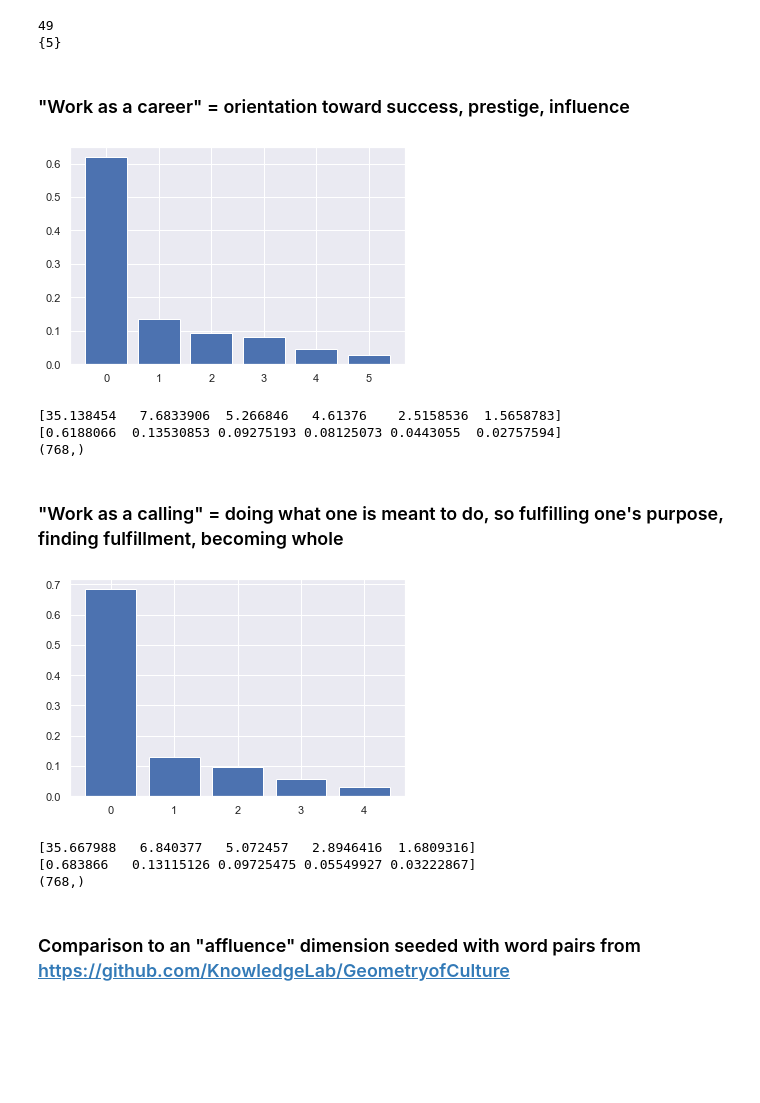
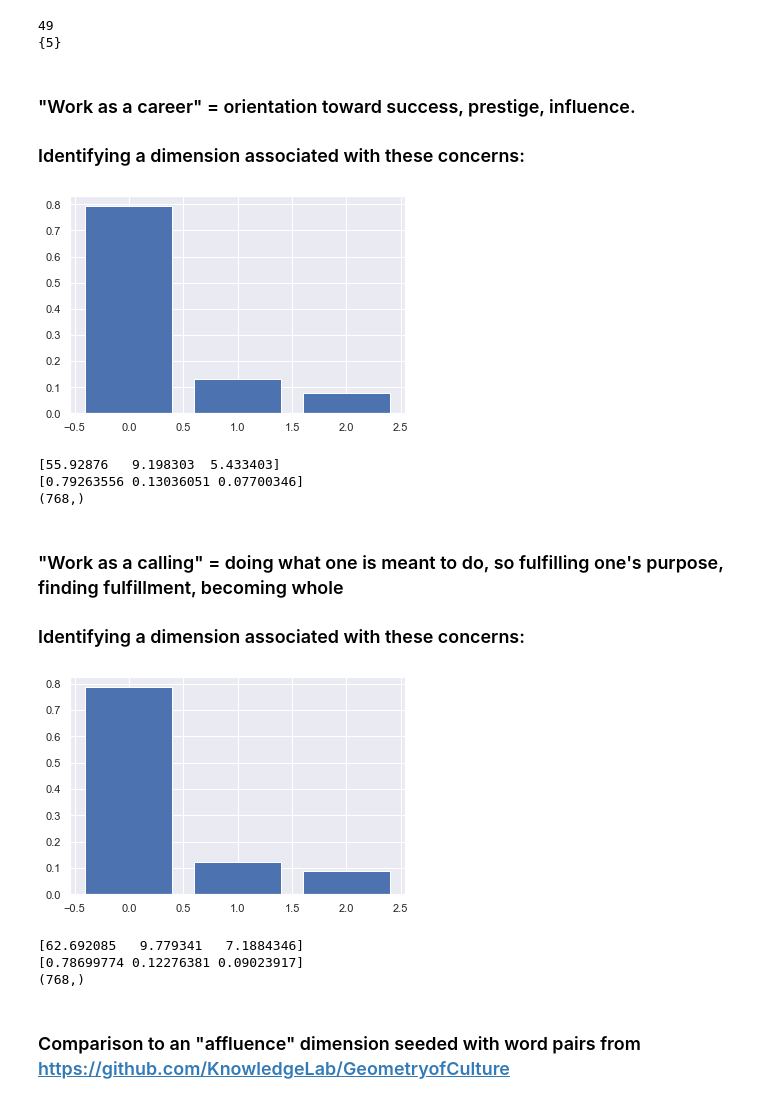
Before and after one commit to sheridanstewart/work_orientations_exploratory, a Jupyter notebook: work_orientations_prototyping.ipynb, the cells around one changed output. Cells and saved outputs as stored; diff of their text form; code cells hidden in the pictures; blank space fills up the shorter version.

```diff
--- a/work_orientations_prototyping.ipynb
+++ b/work_orientations_prototyping.ipynb
@@ -115,35 +123,34 @@ def vec_and_title(label):
 
 vecs_and_titles = [vec_and_title(label) for label in lab_to_vecs_dict.keys()]
 # %% [markdown]
-### "Work as a career" = orientation toward success, prestige, influence
+### "Work as a career" = orientation toward success, prestige, influence.
+
+### Identifying a dimension associated with these concerns:
 # %%
 status_pairs = []
 add_to_new_pairs("prestigious", "shameful", status_pairs)
-add_to_new_pairs("prestige", "shame", status_pairs)
 add_to_new_pairs("powerful", "weak", status_pairs)
-add_to_new_pairs("power", "weakness", status_pairs)
 add_to_new_pairs("influential", "invisible", status_pairs)
-add_to_new_pairs("influence", "invisibility", status_pairs)
 status_direction = check_components(status_pairs)
 # %% [output]
-[figure, old version]
+[figure, new version]
-[35.138454   7.6833906  5.266846   4.61376    2.5158536  1.5658783]
-[0.6188066  0.13530853 0.09275193 0.08125073 0.0443055  0.02757594]
+[55.92876   9.198303  5.433403]
+[0.79263556 0.13036051 0.07700346]
 (768,)
 # %% [markdown]
 ### "Work as a calling" = doing what one is meant to do, so fulfilling one's purpose, finding fulfillment, becoming whole
+
+### Identifying a dimension associated with these concerns:
 # %%
 postmat_pairs = []
 add_to_new_pairs("fulfillment", "disappointment", postmat_pairs)
-add_to_new_pairs("fulfilling", "disappointing", postmat_pairs)
 add_to_new_pairs("purpose", "accident", postmat_pairs)
-add_to_new_pairs("purposeful", "accidental", postmat_pairs)
 add_to_new_pairs("whole", "part", postmat_pairs)
 postmat_direction = check_components(postmat_pairs)
 # %% [output]
-[figure, old version]
+[figure, new version]
-[35.667988   6.840377   5.072457   2.8946416  1.6809316]
-[0.683866   0.13115126 0.09725475 0.05549927 0.03222867]
+[62.692085   9.779341   7.1884346]
+[0.78699774 0.12276381 0.09023917]
 (768,)
 # %% [markdown]
 ### Comparison to an "affluence" dimension seeded with word pairs from https://github.com/KnowledgeLab/GeometryofCulture
```
Also changed, not shown: parts of 11 cells of this notebook.
